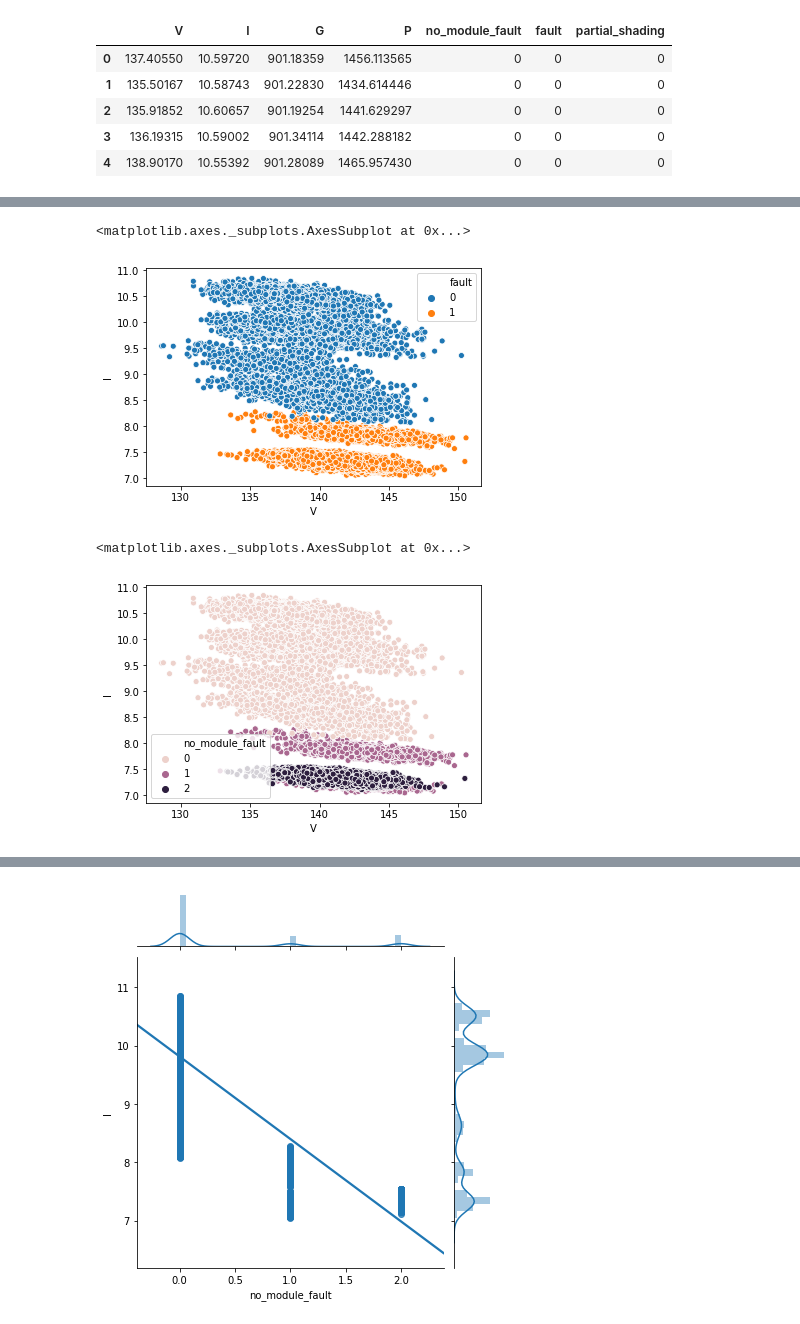
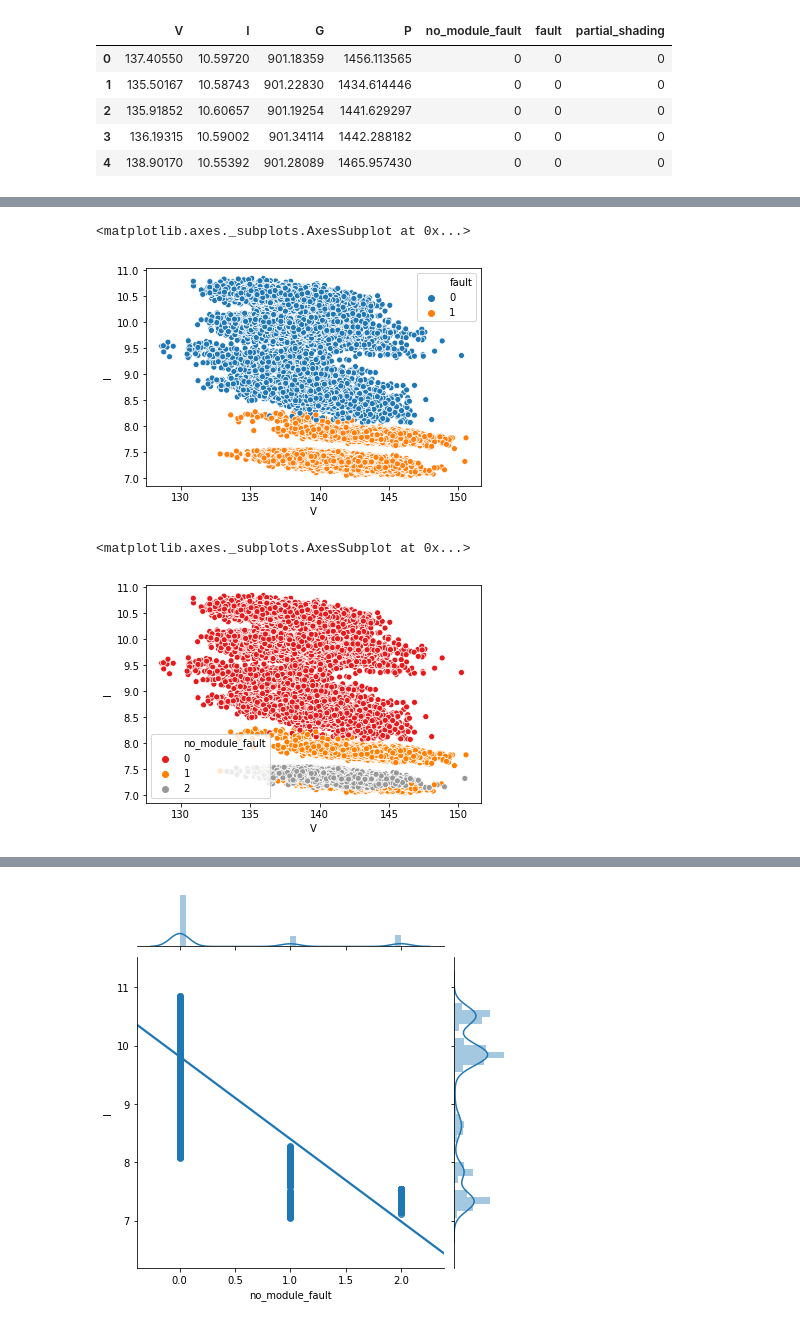
Before and after one commit to sprince0031/Solar-Fault-Detection-Classification-Project, a Jupyter notebook: solar_Project_Final.ipynb, the cells around one changed output, grey strips where cells are left out. Saved outputs shown, nothing was run; the diff lists cells and outputs as text; code cells hidden in the pictures.

Commit message:
Added more graphs and changed palettes

```diff
--- a/solar_Project_Final.ipynb
+++ b/solar_Project_Final.ipynb
@@ -122,12 +122,12 @@ test_total.describe()
 | 75% | 141.288505 | 10.018365 | 896.016453 | 1393.945782 | 1.000000 | 1.000000 | 0.000000 |
 | max | 149.137530 | 10.835040 | 904.579850 | 1515.478445 | 2.000000 | 1.000000 | 1.000000 |
 # %%
-sns.scatterplot(x="V", y="I", hue="fault", data=train_total)
+sns.scatterplot(x="V", y="I", hue="fault", data=total)
 # %% [output]
 <matplotlib.axes._subplots.AxesSubplot at 0x...>
-[figure, old version]
+[figure, new version]
 # %%
-sns.scatterplot(x="V", y="I", hue="no_module_fault", data=train_total)
+sns.scatterplot(x="V", y="I", hue="no_module_fault", data=total, palette='Set1')
 # %% [output]
 <matplotlib.axes._subplots.AxesSubplot at 0x...>
-[figure, old version]
+[figure, new version]
```
Also changed, not shown: parts of 5 cells of this notebook.
